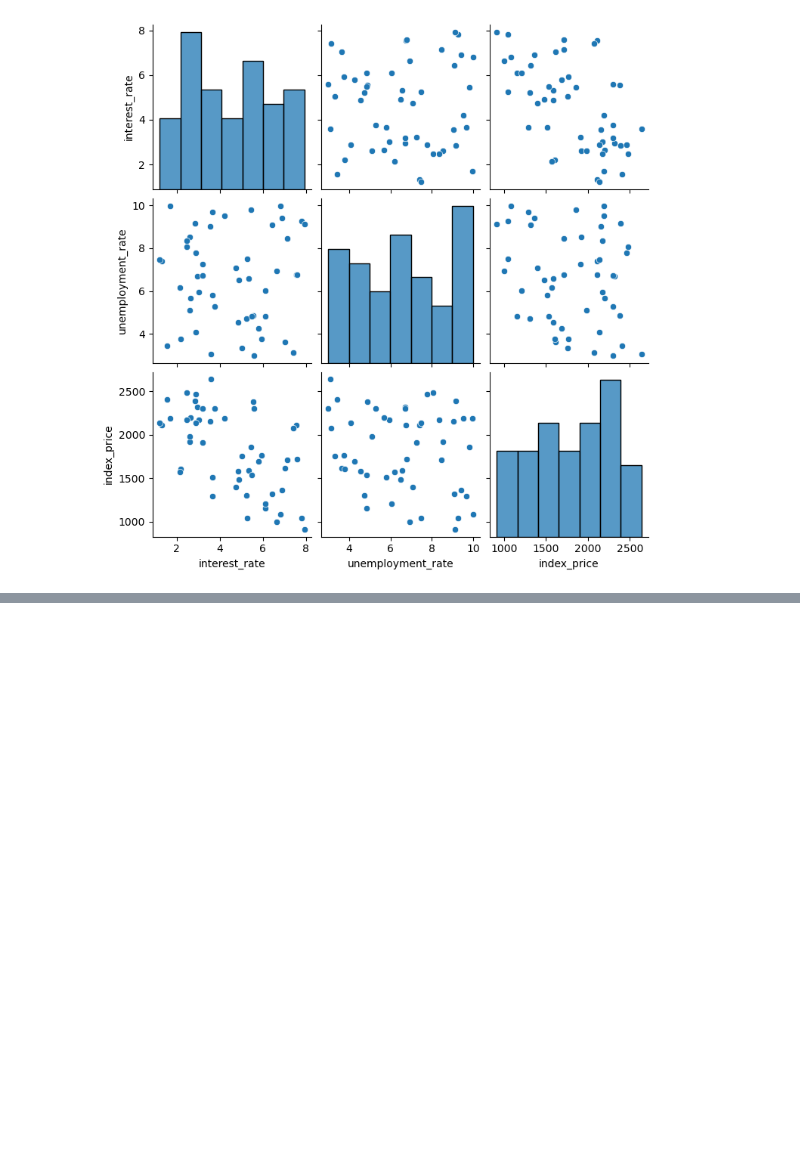
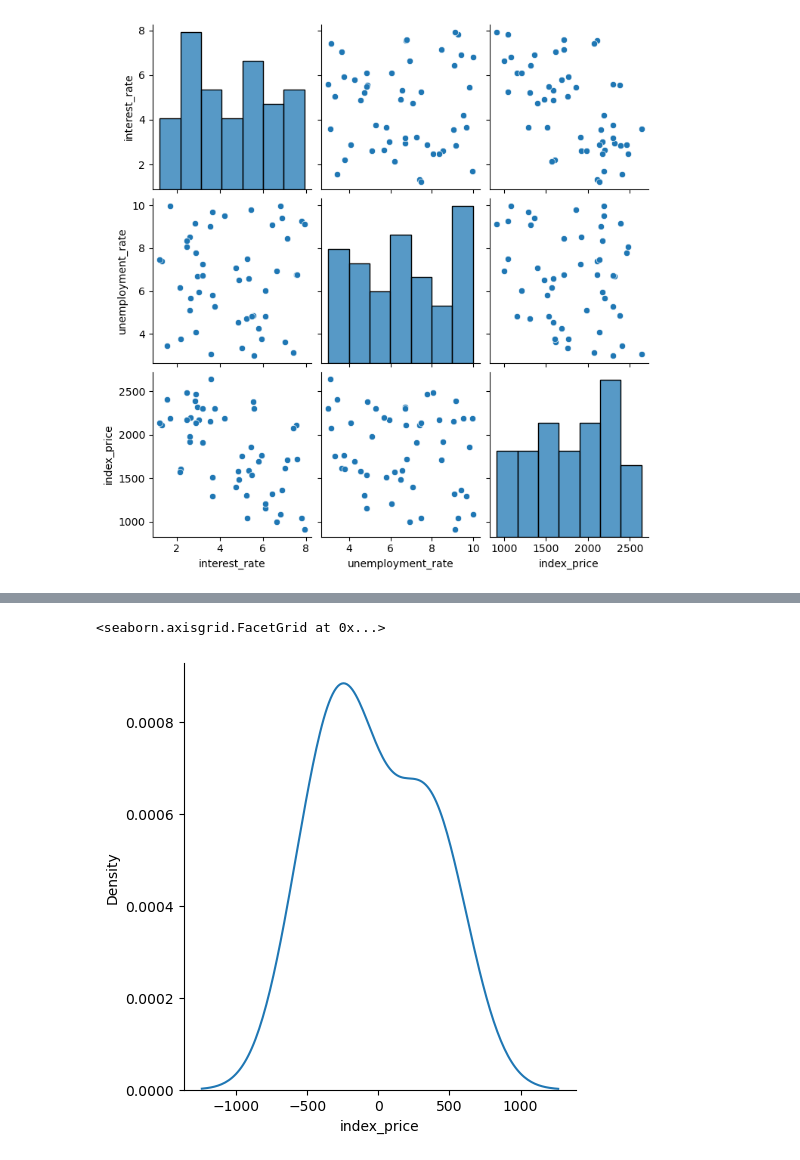
Before and after one commit to palnikachavan/ML_models, a Jupyter notebook: Supervised/MultipleLinearRegression.ipynb, the cells around one changed output, grey strips where cells are left out. Cells and saved outputs as stored; diff of their text form; code cells hidden in the pictures; blank space fills up the shorter version.

```diff
--- a/Supervised/MultipleLinearRegression.ipynb
+++ b/Supervised/MultipleLinearRegression.ipynb
@@ -38,0 +102,6 @@ sns.pairplot(df)
+# %%
+residuals = y_test - y_pred
+sns.displot(residuals, kind = 'kde')
+# %% [output]
+<seaborn.axisgrid.FacetGrid at 0x...>
+[figure, added]
```
Also changed, not shown: parts of 13 cells of this notebook, 1 other file.
